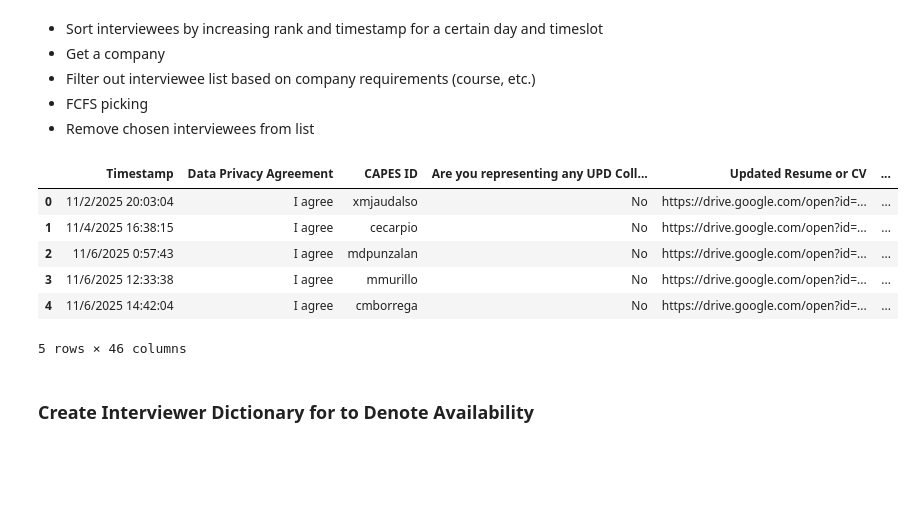
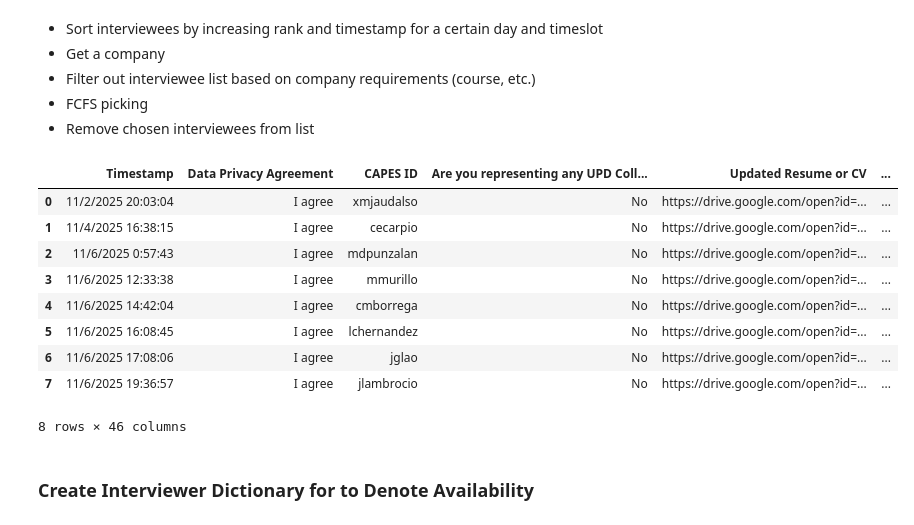
Before and after one commit to DenzDy/capes-interview-scheduler, a Jupyter notebook: scheduler.ipynb, the cells around one changed output. Saved outputs shown, nothing was run; the diff lists cells and outputs as text; code cells hidden in the pictures; blank space fills up the shorter version.

```diff
--- a/scheduler.ipynb
+++ b/scheduler.ipynb
@@ -201,20 +200,23 @@ interviewee_df.columns = interviewee_df.columns.str.replace(old_string, new_stri
 # %%
 rc_date_filter = ['RC, November 13', 'RC, November 14']
 is_date_filter = ['IS, November 13', 'IS, November 14']
 
 columns = interviewee_df.columns[interviewee_df.columns.str.contains(is_date_filter[0])]
 
 interviewee_df = interviewee_df.sort_values(by=['Timestamp'], ascending=True)
 
-interviewee_df.head()
+interviewee_df
 # %% [output]
 |  | Timestamp | Data Privacy Agreement | CAPES ID | Are you representing any UPD Coll... | Updated Resume or CV | ... |
 | 0 | 11/2/2025 20:03:04 | I agree | xmjaudalso | No | https://drive.google.com/open?id=... | ... |
 | 1 | 11/4/2025 16:38:15 | I agree | cecarpio | No | https://drive.google.com/open?id=... | ... |
 | 2 | 11/6/2025 0:57:43 | I agree | mdpunzalan | No | https://drive.google.com/open?id=... | ... |
 | 3 | 11/6/2025 12:33:38 | I agree | mmurillo | No | https://drive.google.com/open?id=... | ... |
 | 4 | 11/6/2025 14:42:04 | I agree | cmborrega | No | https://drive.google.com/open?id=... | ... |
+| 5 | 11/6/2025 16:08:45 | I agree | lchernandez | No | https://drive.google.com/open?id=... | ... |
+| 6 | 11/6/2025 17:08:06 | I agree | jglao | No | https://drive.google.com/open?id=... | ... |
+| 7 | 11/6/2025 19:36:57 | I agree | jlambrocio | No | https://drive.google.com/open?id=... | ... |
-5 rows × 46 columns
+8 rows × 46 columns
 # %% [markdown]
 ### Create Interviewer Dictionary for to Denote Availability
 # %%
```
Also changed, not shown: parts of 9 cells of this notebook.
